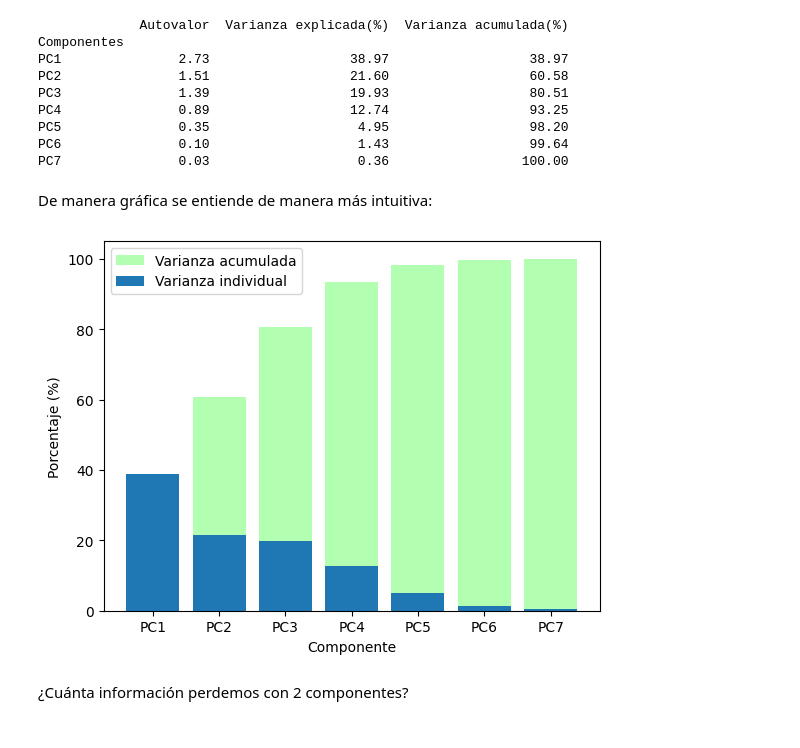
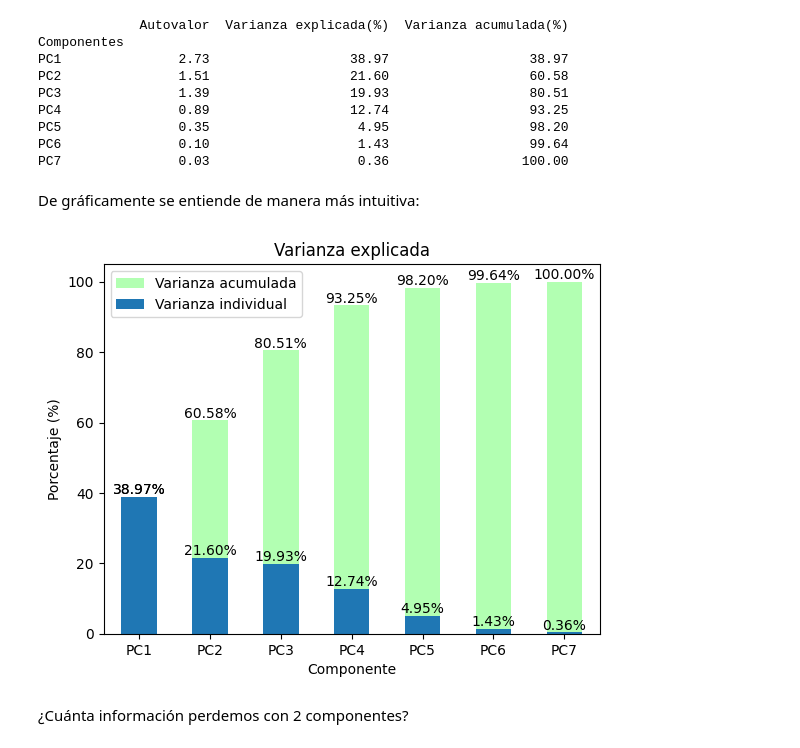
Before and after one commit to Alf-caput/P1_MineriaDeDatos, a Jupyter notebook: P3_ReduccionDimensionalidad/P3_ReduccionDimensionalidad.ipynb, the cells around one changed output. Drawn from its saved outputs; the diff is of its cells as text; code cells hidden in the pictures.

Commit message:
bar plot acumulado

```diff
--- a/P3_ReduccionDimensionalidad/P3_ReduccionDimensionalidad.ipynb
+++ b/P3_ReduccionDimensionalidad/P3_ReduccionDimensionalidad.ipynb
@@ -248,19 +248,32 @@ PC5               0.35                   4.95                  98.20
 PC6               0.10                   1.43                  99.64
 PC7               0.03                   0.36                 100.00
 # %% [markdown]
-De manera gráfica se entiende de manera más intuitiva:
+De gráficamente se entiende de manera más intuitiva:
 # %%
-plt.figure()
+import pandas as pd
+import matplotlib.pyplot as plt
+import matplotlib.ticker as mtick
+
 x = df_variance.index
 y = df_variance.loc[:, 'Varianza explicada(%)']
-plt.bar(x, y.cumsum(), color='lime', alpha=0.3)
-plt.bar(x, y)
+y_cum = df_variance.loc[:, 'Varianza acumulada(%)']
+
+ax = y_cum.plot(kind='bar', color='lime', alpha=0.3)
+for i, valor in enumerate(y_cum):
+    plt.text(i, valor, f'{valor:.2f}%', ha='center', va='bottom')
+
+ax = y.plot(kind='bar')
+for i, valor in enumerate(y):
+    plt.text(i, valor, f'{valor:.2f}%', ha='center', va='bottom')
+
+ax.set_xticklabels(ax.get_xticklabels(), rotation=0)
 plt.xlabel('Componente')
 plt.ylabel('Porcentaje (%)')
+plt.title('Varianza explicada')
 plt.legend(['Varianza acumulada', 'Varianza individual'], loc='best')
 plt.show()
 # %% [output]
-[figure, old version]
+[figure, new version]
 # %% [markdown]
 ¿Cuánta información perdemos con 2 componentes?
 # %%
```
